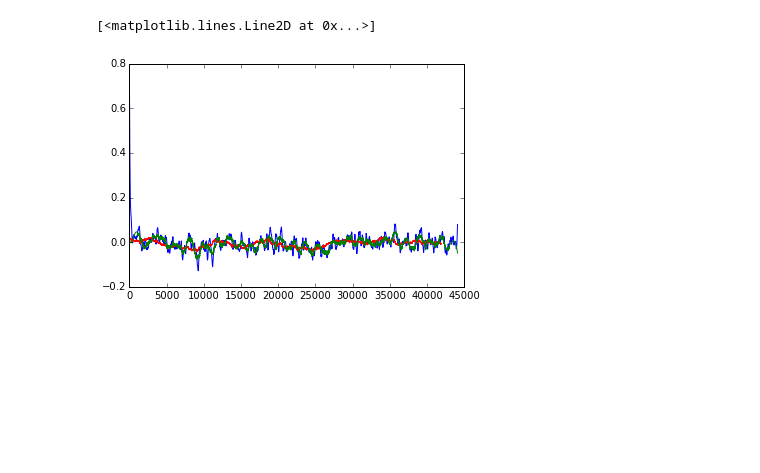
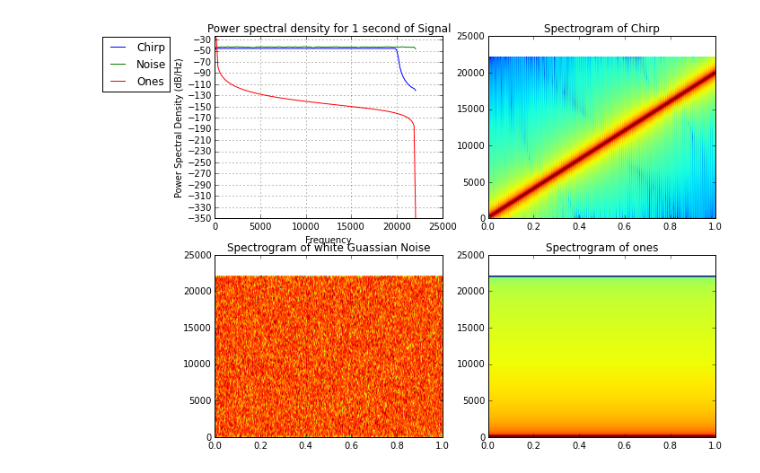
Before and after one commit to BirdMI-UniversityofAuckland/MichaelSandbox, a Jupyter notebook: Creating Filters.ipynb, the cells around one changed output. Saved outputs shown, nothing was run; the diff lists cells and outputs as text; code cells hidden in the pictures; blank space fills up the shorter version.

```diff
--- a/Creating Filters.ipynb
+++ b/Creating Filters.ipynb
@@ -24,20 +19,56 @@ import math
 # %%
 """
 We start by creating some useful test tones,
 a series of 1's,
 a linearly ascending frequency from 0 - 20,000 Frequencies,
 and random noise varying from -1 to 1.
 
 These test signals will prove useful to validate our filters.
 """
 
 # Create some test data - a list of 1's.
 test_ones = np.ones(44100)
 
-# Create some test data that starts at 10 Hz and goes to 20,000 Hz over 1 second if sampled at 44100 Hz
+# Create some test data that starts at 10 Hz and goes to 20,000
+# over 1 second if sampled at 44100 Hz.
 # The intensity is centred at 0, varies from -1 to 1
 time_series = np.linspace(0, 1, 44100)
 test_ascending = signal.chirp(time_series, f0=0, f1=20000.0, t1=1, method = 'linear')
 
-# Create Noise centred at 0, and varying from -1 to 1.
-test_noise = (np.random.rand(44100)*2)-1
+# Create Gaussian White Noise centred at 0, with standard deviation of 1.
+mean = 0
+std = 1.0
+num_samples = 44100
+test_noise = np.random.normal(mean, std, size=num_samples)
+
+
+# here we plot all of our generated signals as a power spectral density.
+# Thus we can see what kind of frequencies each signal is made of.
+# We also plot the spectrogram of each signal, to visualise how these
+# Frequencies change over time.
+
+plt.figure(1, figsize=(10, 8))
+plt.subplot(221)
+# Plot the power spectral density:
+plt.psd(test_ascending, Fs = 44100, label = 'Chirp')
+plt.psd(test_noise, Fs = 44100, label = 'Noise')
+plt.psd(test_ones, Fs = 44100, label = 'Ones')
+plt.legend(bbox_to_anchor=(-0.175, 1.025))
+plt.title('Power spectral density for 1 second of Signal')
+
+# Plot the spectrograms
+plt.subplot(222)
+plt.specgram(test_ascending, Fs = 44100)
+plt.title('Spectrogram of Chirp')
+
+plt.subplot(223)
+plt.specgram(test_noise, Fs = 44100)
+plt.title('Spectrogram of white Guassian Noise')
+
+plt.subplot(224)
+plt.specgram(test_ones, Fs = 44100)
+plt.title('Spectrogram of ones')
+
+plt.show()
+# %% [output]
+[figure, added]
@@ -67,18 +74,0 @@ def linear_filt(array, window_size):
-# %%
-window_size = 44100 * 0.05 # Filter time-window size of 50 ms
-
-test_linear_filt = linear_filt(test_noise, window_size)
-test_savitzky_golay_filt = signal.savgol_filter(test_noise, window_size, 4)
-
-halfcycles_per_sample = 44100 / 2.0
-b, a = signal.butter(1, 75 / halfcycles_per_sample, btype= 'lowpass')
-test_butterworth_filt = signal.filtfilt(b, a, test_noise)
-
-#plt.plot(test_noise, c = 'b')
-
-plt.plot(test_butterworth_filt, c = 'b')
-plt.plot(test_linear_filt, c = 'r')
-plt.plot(test_savitzky_golay_filt , c = 'g')
-# %% [output]
-[<matplotlib.lines.Line2D at 0x...>]
-[figure, removed]
```
Also changed, not shown: parts of 7 cells of this notebook, 1 other file.
